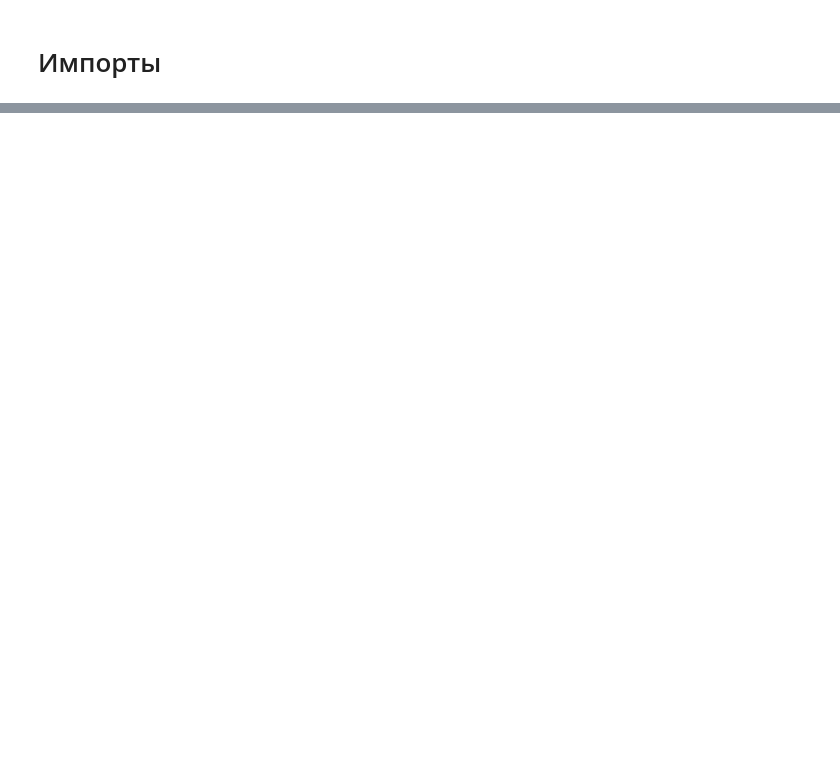
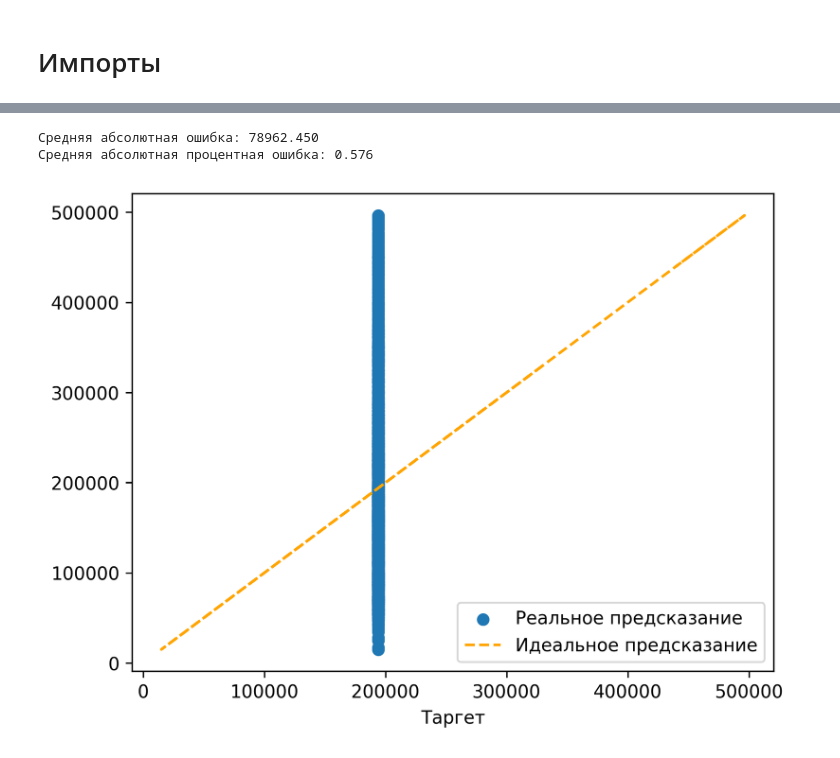
Before and after one commit to AndBoyS/hse-ml-managers, a Jupyter notebook: seminars-2025/sem2.ipynb, the cells around one changed output, grey strips where cells are left out. Cells and saved outputs as stored; diff of their text form; code cells hidden in the pictures; blank space fills up the shorter version.

```diff
--- a/seminars-2025/sem2.ipynb
+++ b/seminars-2025/sem2.ipynb
@@ -195,0 +171,7 @@ with warnings.catch_warnings():
+# %%
+df = pd.read_csv(HOTEL_PATH)
+target = "booking_status"
+pos_class = "Canceled"
+# Make unbalanced
+df_pos_class_sample = df[df[target] == pos_class].sample(frac=0.2, random_state=1)
+df = pd.concat([df_pos_class_sample, df[df[target] != pos_class]])
@@ -195,0 +180,10 @@ with warnings.catch_warnings():
+# %%
+y = df[target]
+X = df.drop(columns=target)
+cat_cols = list(X.select_dtypes(object).columns)
+X_train, X_test, y_train, y_test = train_test_split(X, y, test_size=0.2, random_state=42)
+model = CatBoostClassifier(cat_features=cat_cols, allow_writing_files=False, verbose=False)
+model.fit(X_train, y_train)
+pred = model.predict(X_test)
+metric = f1_score(y_true=y_test, y_pred=pred, pos_label=pos_class)
+print(f"f1: {metric:.3f}")
@@ -195,0 +224,33 @@ with warnings.catch_warnings():
+# %%
+def load_hotel_data():
+    df = pd.read_csv(HOUSING_PATH)
+    target = "median_house_value"
+    df = df[df[target] < 500_000]
+    X = df.select_dtypes(exclude=object).drop(columns=target)
+    y = df[target]
+    return X, y
+
+
+X, y = load_hotel_data()
+X_train, X_test, y_train, y_test = train_test_split(X, y, test_size=0.2, random_state=42)
+model = make_pipeline(
+    SimpleImputer(strategy="constant", fill_value=0),
+    StandardScaler(),
+    MLPRegressor(
+        hidden_layer_sizes=[10, 10],
+        activation="relu",
+        learning_rate="constant",
+        learning_rate_init=0.01,
+        max_iter=1000,
+        random_state=1,
+        solver="sgd",
+    ),
+)
+model.fit(X_train, y_train)
+
+pred = model.predict(X_test)
+model_summary(y_true=y_test, y_pred=pred)
+# %% [output]
+Средняя абсолютная ошибка: 78962.450
+Средняя абсолютная процентная ошибка: 0.576
+[figure, added]
```
Also changed, not shown: parts of 45 cells of this notebook, 1 other file.
